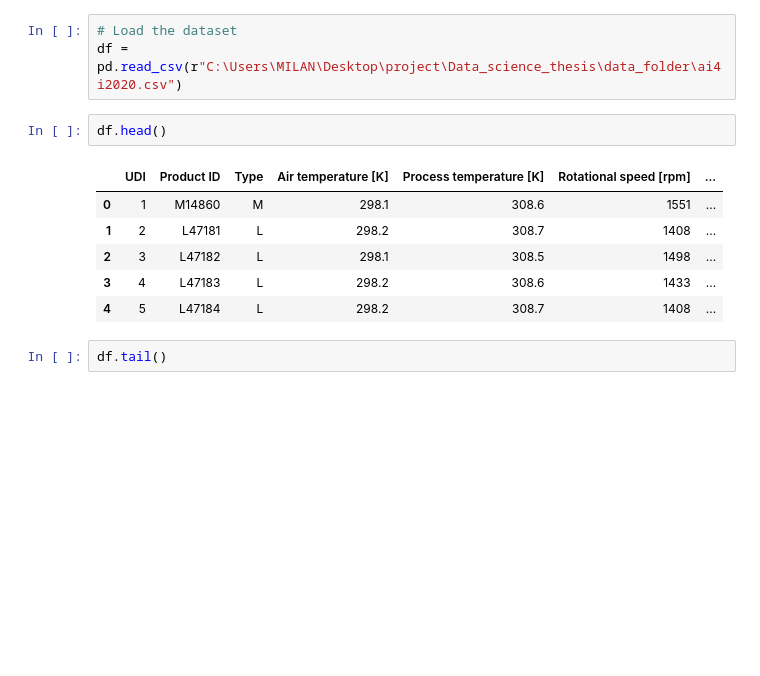
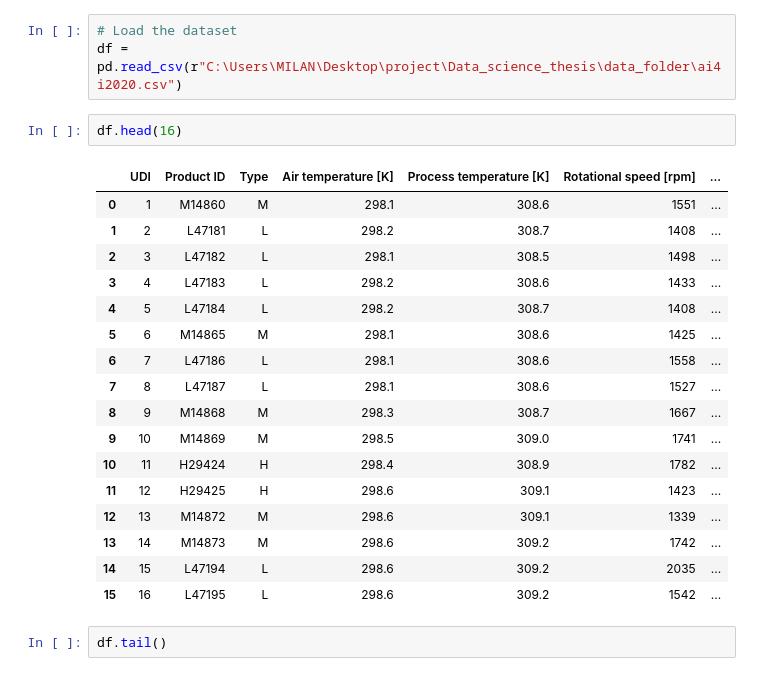
Before and after one commit to mani8072/Data_science_thesis, a Jupyter notebook: coding/prediction.ipynb, the cells around one changed output. Cells and saved outputs as stored; diff of their text form; blank space fills up the shorter version.

```diff
--- a/coding/prediction.ipynb
+++ b/coding/prediction.ipynb
@@ -11,14 +11,25 @@ import seaborn as sns
 # Load the dataset
 df = pd.read_csv(r"C:\Users\MILAN\Desktop\project\Data_science_thesis\data_folder\ai4i2020.csv")
 # %%
-df.head()
+df.head(16)
 # %% [output]
 |  | UDI | Product ID | Type | Air temperature [K] | Process temperature [K] | Rotational speed [rpm] | ... |
 | 0 | 1 | M14860 | M | 298.1 | 308.6 | 1551 | ... |
 | 1 | 2 | L47181 | L | 298.2 | 308.7 | 1408 | ... |
 | 2 | 3 | L47182 | L | 298.1 | 308.5 | 1498 | ... |
 | 3 | 4 | L47183 | L | 298.2 | 308.6 | 1433 | ... |
 | 4 | 5 | L47184 | L | 298.2 | 308.7 | 1408 | ... |
+| 5 | 6 | M14865 | M | 298.1 | 308.6 | 1425 | ... |
+| 6 | 7 | L47186 | L | 298.1 | 308.6 | 1558 | ... |
+| 7 | 8 | L47187 | L | 298.1 | 308.6 | 1527 | ... |
+| 8 | 9 | M14868 | M | 298.3 | 308.7 | 1667 | ... |
+| 9 | 10 | M14869 | M | 298.5 | 309.0 | 1741 | ... |
+| 10 | 11 | H29424 | H | 298.4 | 308.9 | 1782 | ... |
+| 11 | 12 | H29425 | H | 298.6 | 309.1 | 1423 | ... |
+| 12 | 13 | M14872 | M | 298.6 | 309.1 | 1339 | ... |
+| 13 | 14 | M14873 | M | 298.6 | 309.2 | 1742 | ... |
+| 14 | 15 | L47194 | L | 298.6 | 309.2 | 2035 | ... |
+| 15 | 16 | L47195 | L | 298.6 | 309.2 | 1542 | ... |
 # %%
 df.tail()
 # %% [output]
```
Also changed, not shown: parts of 6 cells of this notebook, 3 other files.
